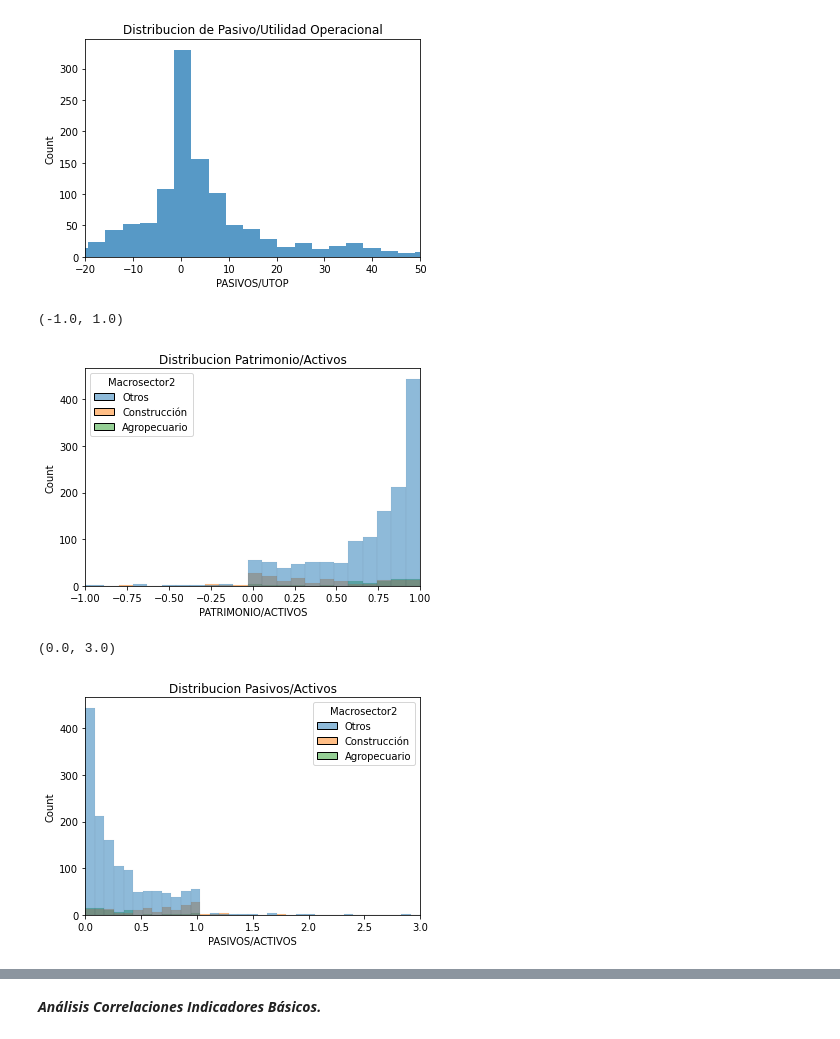
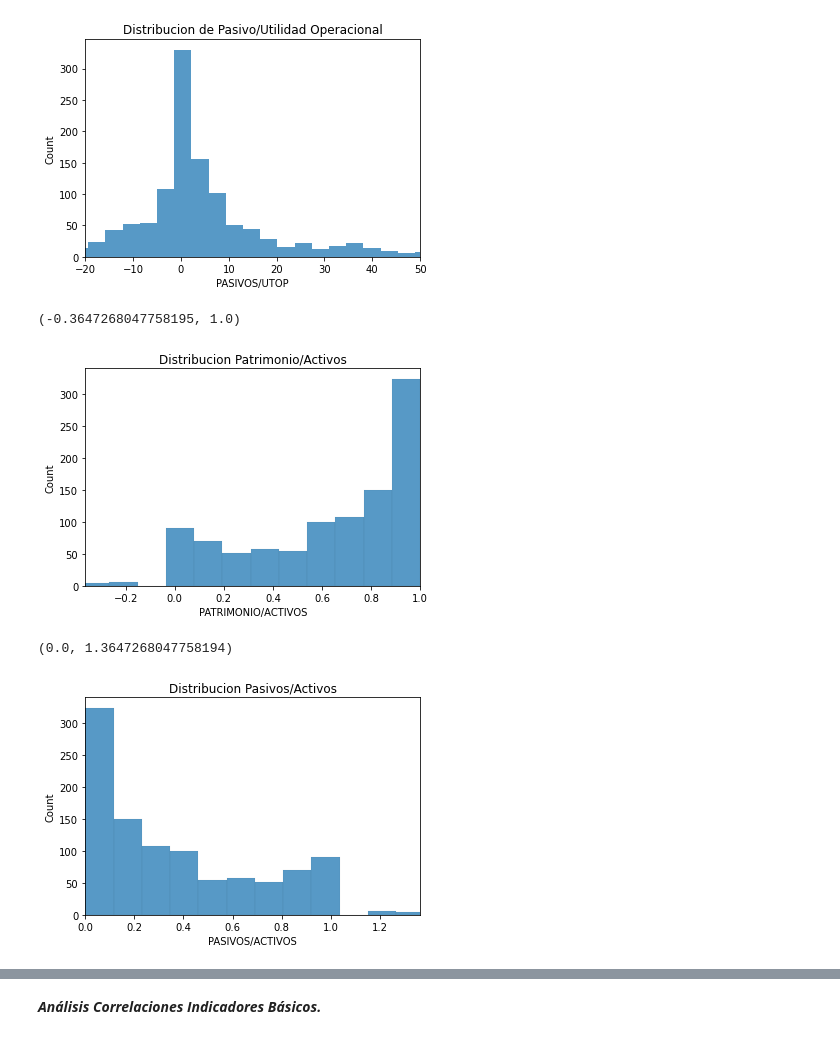
Before and after one commit to Grogu1992/ScoringPJ, a Jupyter notebook: IDA - ScoringPJ.ipynb, the cells around one changed output, grey strips where cells are left out. Drawn from its saved outputs; the diff is of its cells as text; code cells hidden in the pictures.

```diff
--- a/IDA - ScoringPJ.ipynb
+++ b/IDA - ScoringPJ.ipynb
@@ -95,3 +113,8 @@ ORI=ORI.fillna(0)
+# %%
+ERI=ERI[ERI['Nit'].isin(empresas)]
+ESF=ESF[ESF['Nit'].isin(empresas)]
+ORI=ORI[ORI['Nit'].isin(empresas)]
+EFE=EFE[EFE['Nit'].isin(empresas)]
 # %% [markdown]
 ### Inspeccion de Columnas
 # %%
@@ -210,5 +228,7 @@ empresas.shape
 # %%
 ERI['Ingresos_Millones'] = ERI['Ingresos de actividades ordinarias']/1000
+ESF['Activos_Millones'] =ESF['Total de activos']/1000
+ESF['Pasivos_Millones'] =ESF['Total pasivos']/1000
 # %%
 ERI[['Ingresos de actividades ordinarias','Ganancia (pérdida), antes de impuestos','Ganancia (pérdida)']][(ERI['Ingresos de actividades ordinarias']<=2000000) & (ERI['Periodo']=='Periodo Anterior')].describe().style.format('${0:,.0f}')
 # %% [output]
@@ -564,6 +594,7 @@ ERI_ACTUAL = pd.merge(ERI_ACTUAL,EFE_ACTUAL,on='Nit')
 ERI_ACTUAL['EBITDA'] = ERI_ACTUAL['Ganancia (pérdida), antes de impuestos'] + ERI_ACTUAL['(+/-) Ajustes por gastos por impuestos a las ganancias'] + ERI_ACTUAL['( + ) Ajustes por gastos de depreciación y amortización'] + ERI_ACTUAL['(+) Ajustes por costos financieros']
 ERI_ACTUAL['GASTOS_FINANCIEROS'] = ERI_ACTUAL['Costos financieros']
 ERI_ACTUAL['CAPITALTRABAJO'] = ERI_ACTUAL['Efectivo y equivalentes al efectivo']+ERI_ACTUAL['Cuentas comerciales por cobrar y otras cuentas por cobrar corrientes'] +ERI_ACTUAL['Inventarios corrientes']  -ERI_ACTUAL['Cuentas por pagar comerciales y otras cuentas por pagar']
+ERI_ACTUAL['OBLIGACIONES_FINANCIERAS'] = ERI_ACTUAL['Préstamos corrientes']+ERI_ACTUAL['Parte no corriente de préstamos no corrientes']
 ERI_ACTUAL.head()
 # %% [output]
 |  | Codigo Instancia_x | Nit | Fecha Corte_x | Punto Entrada_x | Estado Verificación_x | Periodo_x | ... |
@@ -579,7 +610,9 @@ ERI_ACTUAL['PASIVOS/PATRIMONIO'] = ERI_ACTUAL['Total pasivos'] / ERI_ACTUAL['Pat
 ERI_ACTUAL['PASIVOS/INGRESOS']= ERI_ACTUAL['Total pasivos'] /ERI_ACTUAL['Ingresos de actividades ordinarias']
 ERI_ACTUAL['PASIVOS/ACTIVOS'] = ERI_ACTUAL['Total pasivos']/ERI_ACTUAL['Total de activos']
 ERI_ACTUAL['PASIVOS/EBITDA'] = ERI_ACTUAL['Total pasivos']/ERI_ACTUAL['EBITDA']
-ERI_ACTUAL['GTOSFINANCIEROS/EBITDA'] =  ERI_ACTUAL['GASTOS_FINANCIEROS'] /ERI_ACTUAL['EBITDA']
+ERI_ACTUAL['GASTOS_FINANCIEROS/EBITDA'] =  ERI_ACTUAL['GASTOS_FINANCIEROS'] /ERI_ACTUAL['EBITDA']
+ERI_ACTUAL['OBL_FINANCIERAS/EBITDA'] =  ERI_ACTUAL['OBLIGACIONES_FINANCIERAS']/ERI_ACTUAL['EBITDA']
+ERI_ACTUAL['GASTOS_FINANCIEROS/UTILIDAD'] =  ERI_ACTUAL['GASTOS_FINANCIEROS'] /ERI_ACTUAL['Ganancia (pérdida)']
 ERI_ACTUAL['ACTIVOSFIJOS/ACTIVOS'] =  ERI_ACTUAL['Propiedades, planta y equipo']  / ERI_ACTUAL['Total de activos']
 ERI_ACTUAL['KT/ACTIVOS'] = ERI_ACTUAL['CAPITALTRABAJO'] / ERI_ACTUAL['Total de activos']
 ERI_ACTUAL['PRUEBA/ACIDA'] = (ERI_ACTUAL['Activos corrientes totales']- ERI_ACTUAL['Inventarios corrientes'])/ ERI_ACTUAL['Pasivos corrientes totales']
@@ -622,16 +655,16 @@ plt.xlim(-20,  50)
 (-20.0, 50.0)
 [figure]
 # %%
-sns.histplot(x='PATRIMONIO/ACTIVOS',hue='Macrosector2',data=ERI_ACTUAL[(ERI_ACTUAL['Ingresos de actividades ordinarias']<=2000000)]).set_title('Distribucion Patrimonio/Activos')
-plt.xlim(-1,  1)
+sns.histplot(x='PATRIMONIO/ACTIVOS',data=ERI_ACTUAL[(ERI_ACTUAL['Ingresos de actividades ordinarias']<=2000000)]).set_title('Distribucion Patrimonio/Activos')
+plt.xlim(ERI_ACTUAL['PATRIMONIO/ACTIVOS'].quantile(0.01), 1)
 # %% [output]
-(-1.0, 1.0)
+(-0.3647268047758195, 1.0)
-[figure, old version]
+[figure, new version]
 # %%
-sns.histplot(x='PASIVOS/ACTIVOS', hue='Macrosector2', data=ERI_ACTUAL[(ERI_ACTUAL['Ingresos de actividades ordinarias']<=2000000)]).set_title('Distribucion Pasivos/Activos')
-plt.xlim(0,  3)
+sns.histplot(x='PASIVOS/ACTIVOS', data=ERI_ACTUAL[(ERI_ACTUAL['Ingresos de actividades ordinarias']<=2000000)]).set_title('Distribucion Pasivos/Activos')
+plt.xlim(0, ERI_ACTUAL['PASIVOS/ACTIVOS'].quantile(0.99))
 # %% [output]
-(0.0, 3.0)
+(0.0, 1.3647268047758194)
-[figure, old version]
+[figure, new version]
 # %%
 sns.histplot(x='PASIVOS/PATRIMONIO', hue='Macrosector2', data=ERI_ACTUAL[(ERI_ACTUAL['Ingresos de actividades ordinarias']<=2000000)]).set_title('Distribucion Pasivos/Patrimonio')
```
Also changed, not shown: parts of 28 cells of this notebook.
